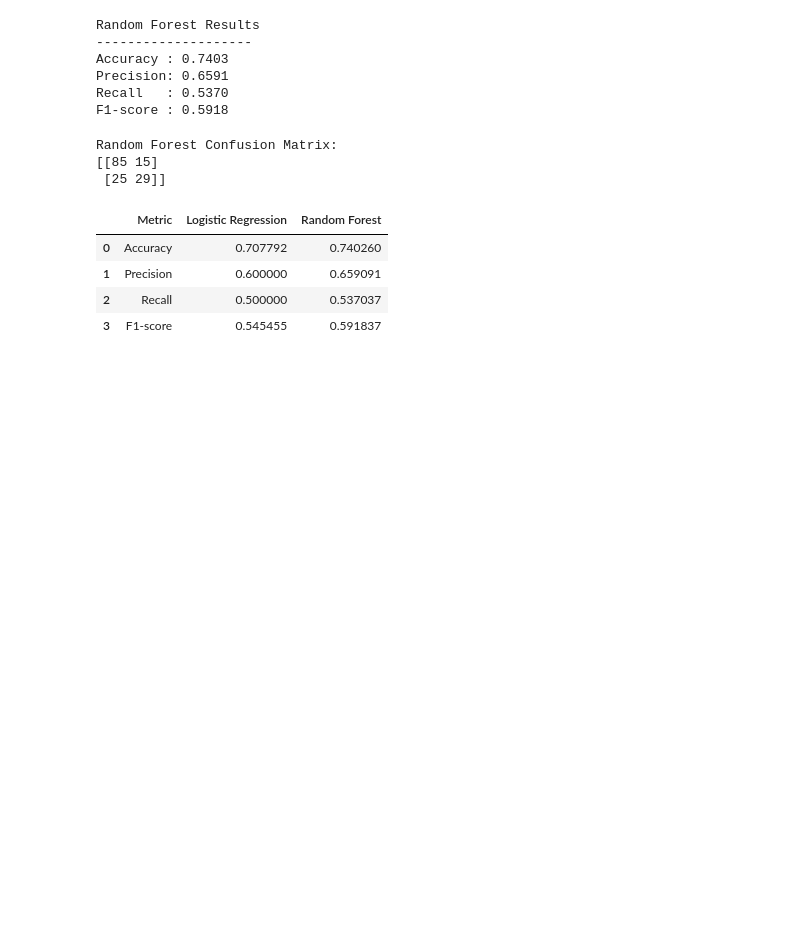
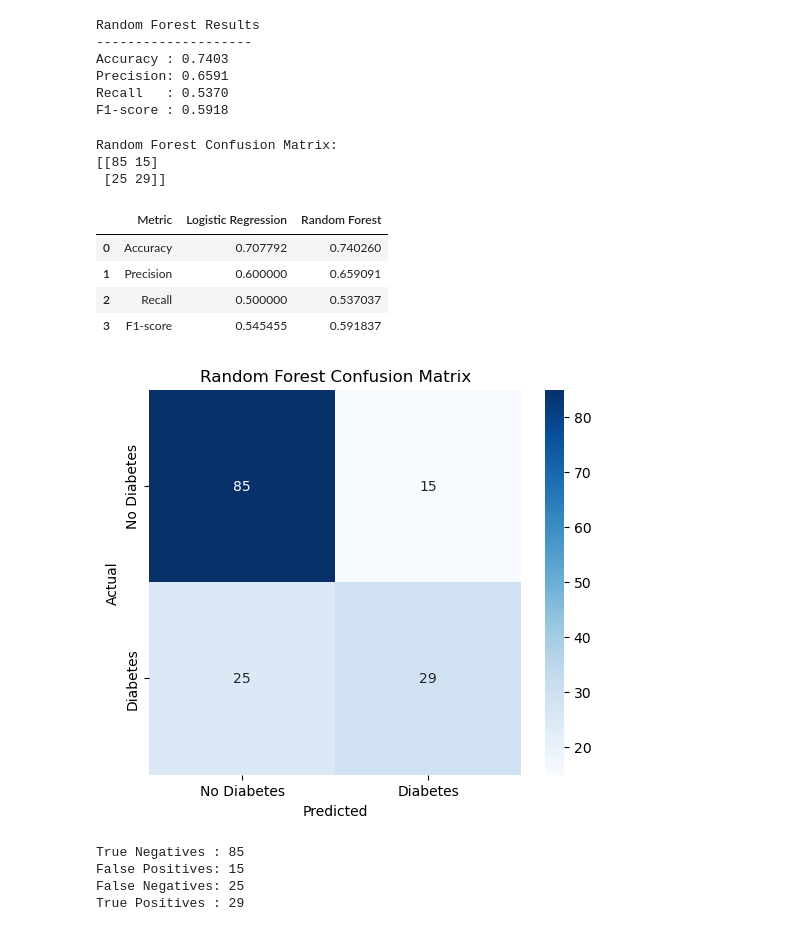
Before and after one commit to kindy10/DiabetesPrediction, a Jupyter notebook: notebooks/diabetes_prediction.ipynb, the cells around one changed output. Drawn from its saved outputs; the diff is of its cells as text; code cells hidden in the pictures; blank space fills up the shorter version.

Commit message:
Analyze random forest classification errors

```diff
--- a/notebooks/diabetes_prediction.ipynb
+++ b/notebooks/diabetes_prediction.ipynb
@@ -542,3 +542,34 @@ comparison
 | 1 | Precision | 0.600000 | 0.659091 |
 | 2 | Recall | 0.500000 | 0.537037 |
 | 3 | F1-score | 0.545455 | 0.591837 |
+# %%
+#Analyze the random forest confusion matrix
+plt.figure(figsize=(6, 5))
+
+sns.heatmap(
+    rf_cm,
+    annot=True,
+    fmt="d",
+    cmap="Blues",
+    xticklabels=["No Diabetes", "Diabetes"],
+    yticklabels=["No Diabetes", "Diabetes"]
+)
+
+plt.title("Random Forest Confusion Matrix")
+plt.xlabel("Predicted")
+plt.ylabel("Actual")
+
+plt.show()
+
+tn, fp, fn, tp = rf_cm.ravel()
+
+print("True Negatives :", tn)
+print("False Positives:", fp)
+print("False Negatives:", fn)
+print("True Positives :", tp)
+# %% [output]
+[figure, added]
+True Negatives : 85
+False Positives: 15
+False Negatives: 25
+True Positives : 29
```
